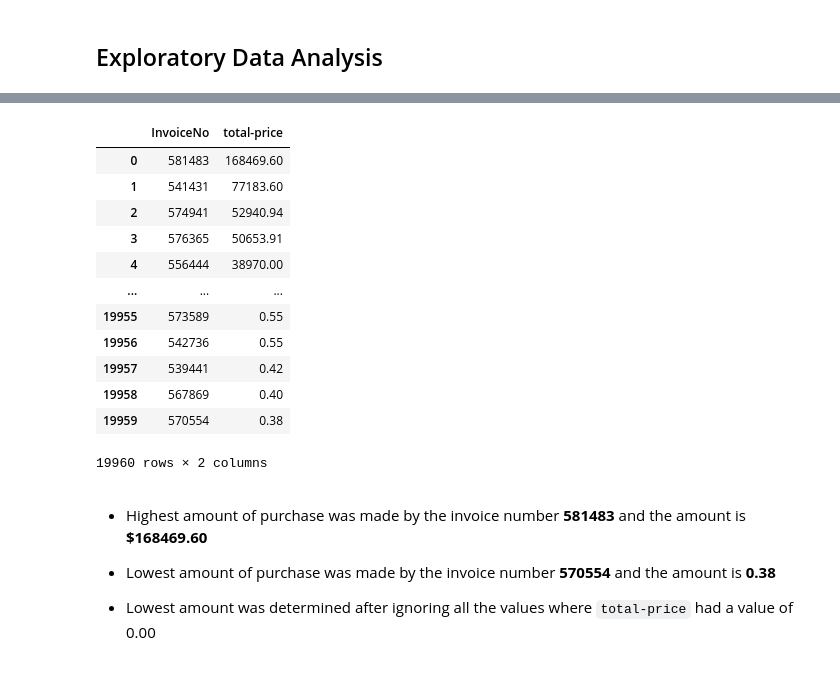
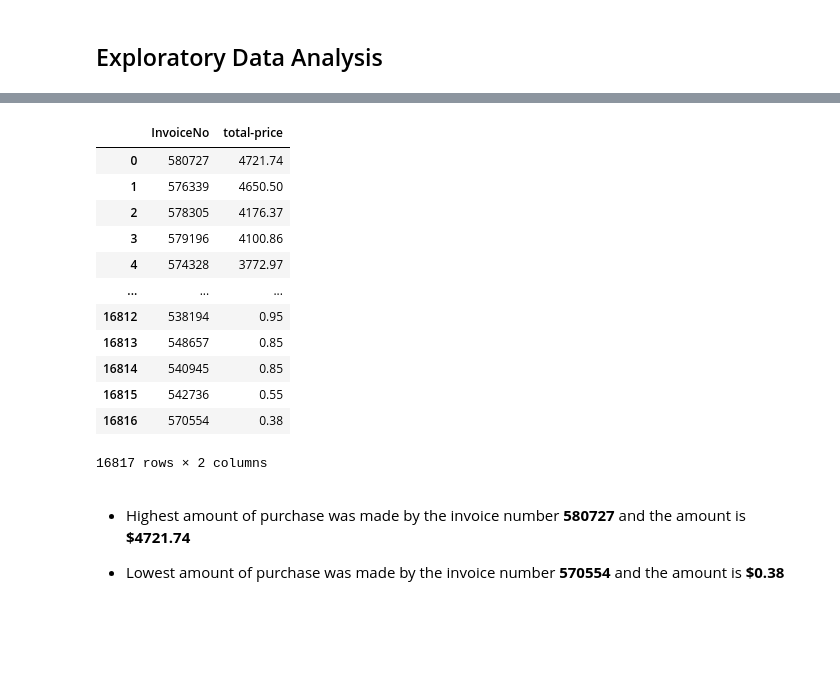
Before and after one commit to sanhiitaa/customer-segmentation-rfm-analysis, a Jupyter notebook: customer_segmentation.ipynb, the cells around one changed output, grey strips where cells are left out. Saved outputs shown, nothing was run; the diff lists cells and outputs as text; code cells hidden in the pictures; blank space fills up the shorter version.

```diff
--- a/customer_segmentation.ipynb
+++ b/customer_segmentation.ipynb
@@ -155,0 +144,6 @@ df2.describe()
+# %%
+# checking for entries which are not products but rather adjustments, only the title letter is capitalized
+print(df[df['Description'].str.istitle()==True])
+
+# removing these values from the data
+df=df[~df['Description'].str.istitle()==True]
@@ -155,0 +227,24 @@ df2.describe()
+# %%
+q1=df['UnitPrice'].quantile(0.25)
+q3=df['UnitPrice'].quantile(0.75)
+
+# defining IQR(inter-quartile range)
+iqr=q3-q1
+
+# defining upper and lower limits
+upper=q3 + (1.5 * iqr)
+lower=q1 - (1.5 * iqr)
+
+# redefining data
+y=df[(df['UnitPrice']<=upper) & (df['UnitPrice']>=lower)]['UnitPrice']
+df=df[(df['UnitPrice']<=upper) & (df['UnitPrice']>=lower)]
+
+# checking some values
+skewness = round(y.skew(),2)
+kurtosis = round(y.kurtosis(),2)
+mean = round(np.mean(y),0)
+median = np.median(y)
+
+
+sns.boxplot(y)
+plt.title('Boxplot: UnitPrice\n Mean:{}\n Median:{}\n Skewness:{}\n Kurtosis:{}'.format(mean,median,skewness,kurtosis));
@@ -155,0 +281,3 @@ df2.describe()
+# %%
+# taking out rows where UnitPrice=0
+df=df[~(df.UnitPrice==0.0)]
@@ -199,5 +341,5 @@ df2.head()
 # %%
 # creating a total price column
-df2['total-price']=df2['UnitPrice'] * df2['Quantity']
-df2.head()
+df['total-price']=df['UnitPrice'] * df['Quantity']
+df.head()
 # %% [output]
@@ -210,26 +364,24 @@ df2.head()
 # %%
 # grouping by invoice to see the amount of purchases made at individual invoice level
-inv=df2.groupby('InvoiceNo')['total-price'].sum().sort_values(ascending=False).reset_index()
-inv[inv['total-price']!=0.00]
+inv=df.groupby('InvoiceNo')['total-price'].sum().sort_values(ascending=False).reset_index()
+inv
 # %% [output]
 |  | InvoiceNo | total-price |
-| 0 | 581483 | 168469.60 |
-| 1 | 541431 | 77183.60 |
-| 2 | 574941 | 52940.94 |
-| 3 | 576365 | 50653.91 |
-| 4 | 556444 | 38970.00 |
+| 0 | 580727 | 4721.74 |
+| 1 | 576339 | 4650.50 |
+| 2 | 578305 | 4176.37 |
+| 3 | 579196 | 4100.86 |
+| 4 | 574328 | 3772.97 |
 | ... | ... | ... |
-| 19955 | 573589 | 0.55 |
-| 19956 | 542736 | 0.55 |
-| 19957 | 539441 | 0.42 |
-| 19958 | 567869 | 0.40 |
-| 19959 | 570554 | 0.38 |
+| 16812 | 538194 | 0.95 |
+| 16813 | 548657 | 0.85 |
+| 16814 | 540945 | 0.85 |
+| 16815 | 542736 | 0.55 |
+| 16816 | 570554 | 0.38 |
-19960 rows × 2 columns
+16817 rows × 2 columns
 # %% [markdown]
-- Highest amount of purchase was made by the invoice number **581483** and the amount is **$168469.60**
+- Highest amount of purchase was made by the invoice number **580727** and the amount is **$4721.74**
 
-- Lowest amount of purchase was made by the invoice number **570554** and the amount is	**0.38**
-
-- Lowest amount was determined after ignoring all the values where `total-price` had a value of 0.00
+- Lowest amount of purchase was made by the invoice number **570554** and the amount is	**$0.38**
 # %%
 # note to self: make insights like these for other columns
```
Also changed, not shown: parts of 31 cells of this notebook.
